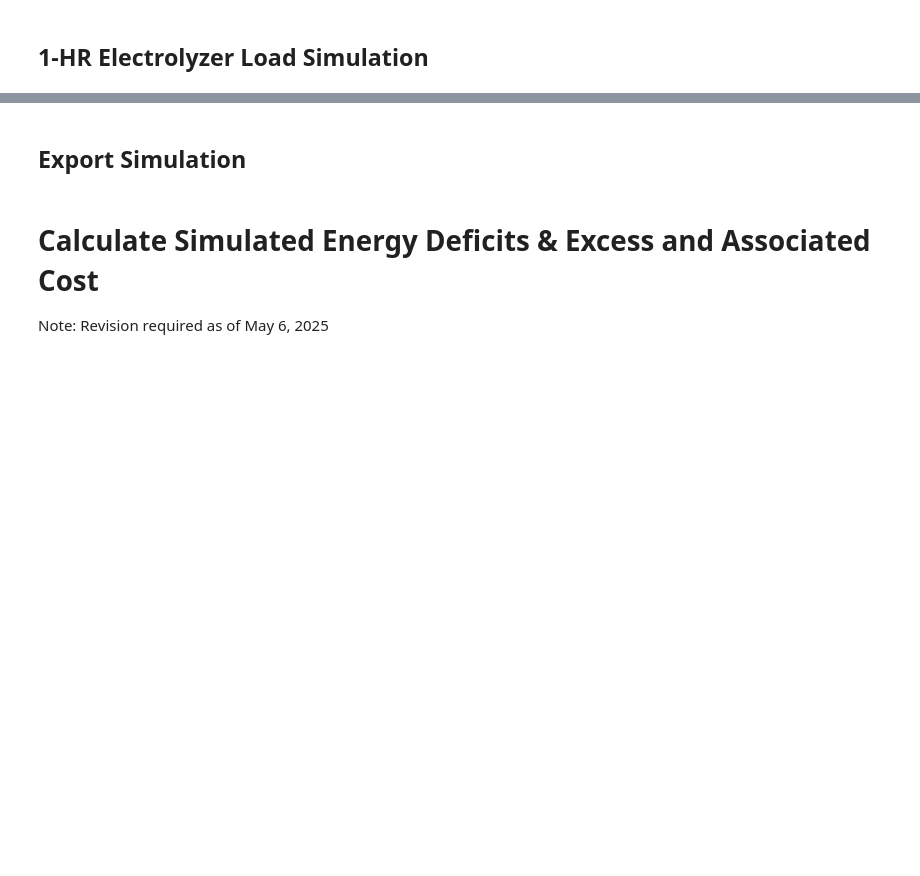
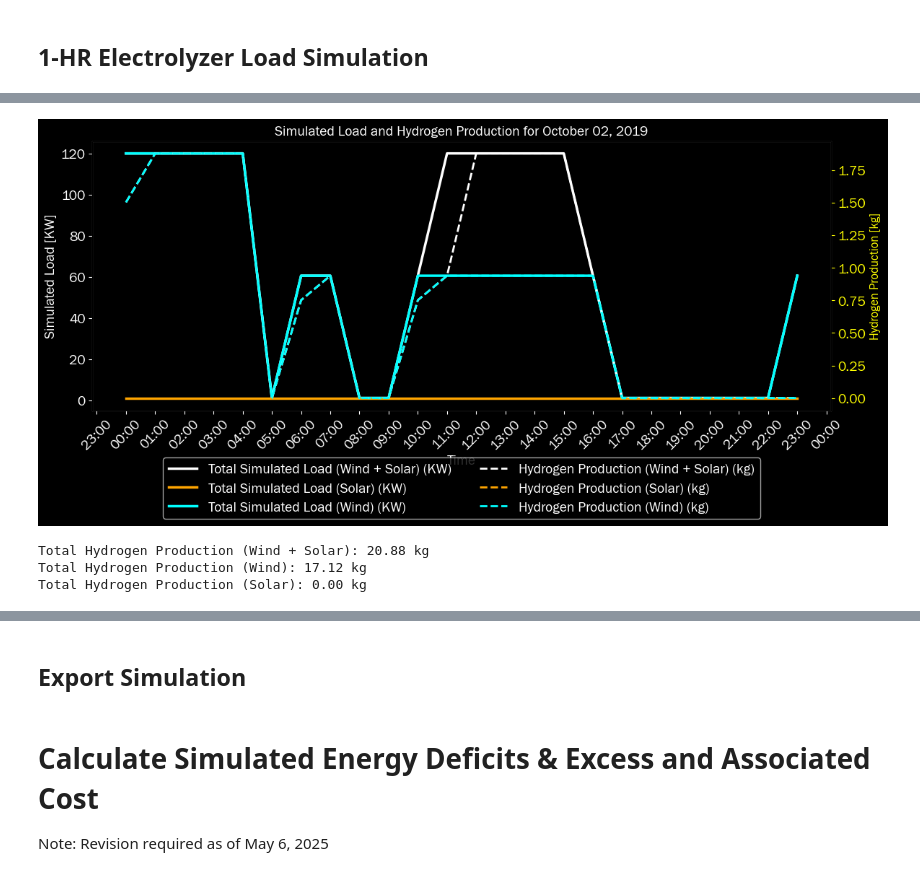
Before and after one commit to Lauvera132/ut_h2_protohub_simulation, a Jupyter notebook: white_deer_wind_farm_test.ipynb, the cells around one changed output, grey strips where cells are left out. Saved outputs shown, nothing was run; the diff lists cells and outputs as text; code cells hidden in the pictures; blank space fills up the shorter version.

```diff
--- a/white_deer_wind_farm_test.ipynb
+++ b/white_deer_wind_farm_test.ipynb
@@ -1578,7 +1656,7 @@ run_using_solar_generation = simulate_two_electrolyzers_operation(
 # Access combined generation results
 simulated_combined_load_e1 = run_using_combined_generation["simulated_load_e1"]
 simulated_combined_load_e2 = run_using_combined_generation["simulated_load_e2"]
-combined_hydrogen_production = run_using_combined_generation["hydrogen_production"]
+simulated_combined_hydrogen_production = run_using_combined_generation["hydrogen_production"]
 combined_excess_energy = run_using_combined_generation["excess_energy"]
 combined_deficit_energy = run_using_combined_generation["deficit_energy"]
 total_combined_simulated_load = np.array(simulated_combined_load_e1) + np.array(simulated_combined_load_e2)
@@ -1586,7 +1664,7 @@ total_combined_simulated_load = np.array(simulated_combined_load_e1) + np.array(
 # Access wind generation results
 simulated_wind_load_e1 = run_using_wind_generation["simulated_load_e1"]
 simulated_wind_load_e2 = run_using_wind_generation["simulated_load_e2"]
-wind_hydrogen_production = run_using_wind_generation["hydrogen_production"]
+simulated_wind_hydrogen_production = run_using_wind_generation["hydrogen_production"]
 wind_excess_energy = run_using_wind_generation["excess_energy"]
 wind_deficit_energy = run_using_wind_generation["deficit_energy"]
 total_wind_simulated_load = np.array(simulated_wind_load_e1) + np.array(simulated_wind_load_e2)
@@ -1594,7 +1672,7 @@ total_wind_simulated_load = np.array(simulated_wind_load_e1) + np.array(simulate
 # Access solar generation results
 simulated_solar_load_e1 = run_using_solar_generation["simulated_load_e1"]
 simulated_solar_load_e2 = run_using_solar_generation["simulated_load_e2"]
-solar_hydrogen_production = run_using_solar_generation["hydrogen_production"]
+simulated_solar_hydrogen_production = run_using_solar_generation["hydrogen_production"]
 solar_excess_energy = run_using_solar_generation["excess_energy"]
 solar_deficit_energy = run_using_solar_generation["deficit_energy"]
 total_solar_simulated_load = np.array(simulated_solar_load_e1) + np.array(simulated_solar_load_e2)
@@ -2188,7 +2274,7 @@ ax2 = ax1.twinx()
 # Plot hydrogen production for combined generation
 ax2.plot(
     filtered_merged_data.index,
-    combined_hydrogen_production,
+    simulated_combined_hydrogen_production,
     label="Hydrogen Production (Wind + Solar) (kg)",
     linestyle="--",
     color="white",
@@ -2198,7 +2284,7 @@ ax2.plot(
 # Plot hydrogen production for solar generation
 ax2.plot(
     filtered_merged_data.index,
-    solar_hydrogen_production,
+    simulated_solar_hydrogen_production,
     label="Hydrogen Production (Solar) (kg)",
     linestyle="--",
     color="orange",
@@ -2208,44 +2294,49 @@ ax2.plot(
 # Plot hydrogen production for wind generation
 ax2.plot(
     filtered_merged_data.index,
-    wind_hydrogen_production,
+    simulated_wind_hydrogen_production,
     label="Hydrogen Production (Wind) (kg)",
     linestyle="--",
     color="cyan",
     linewidth=2,
 )
 
 ax2.set_ylabel("Hydrogen Production [kg]", fontsize=12, color="yellow")
 ax2.tick_params(axis="y", colors="yellow")
 
 # Combine legends from both axes
 lines1, labels1 = ax1.get_legend_handles_labels()
 lines2, labels2 = ax2.get_legend_handles_labels()
 legend = ax1.legend(
     lines1 + lines2,
     labels1 + labels2,
     loc="upper center",
     bbox_to_anchor=(0.5, -0.15),
     fontsize=14,
     ncol=2,
 )
 
 # Set the legend text color to white
 for text in legend.get_texts():
     text.set_color("white")
 
 plt.title(f"Simulated Load and Hydrogen Production for {target_date_long_format}", fontsize=14, color="white")
 plt.tight_layout()  # Adjust layout to prevent overlap
 plt.show()
 
 # Print total hydrogen production for each scenario
-total_combined_hydrogen_production = sum(combined_hydrogen_production)  # kg
-total_wind_hydrogen_production = sum(wind_hydrogen_production)  # kg
-total_solar_hydrogen_production = sum(solar_hydrogen_production)  # kg
+total_simulated_combined_hydrogen_production = sum(simulated_combined_hydrogen_production)  # kg
+total_simulated_wind_hydrogen_production = sum(simulated_wind_hydrogen_production)  # kg
+total_simulated_solar_hydrogen_production = sum(simulated_solar_hydrogen_production)  # kg
 
-print(f"Total Hydrogen Production (Wind + Solar): {total_combined_hydrogen_production:.2f} kg")
-print(f"Total Hydrogen Production (Wind): {total_wind_hydrogen_production:.2f} kg")
-print(f"Total Hydrogen Production (Solar): {total_solar_hydrogen_production:.2f} kg")
+print(f"Total Hydrogen Production (Wind + Solar): {total_simulated_combined_hydrogen_production:.2f} kg")
+print(f"Total Hydrogen Production (Wind): {total_simulated_wind_hydrogen_production:.2f} kg")
+print(f"Total Hydrogen Production (Solar): {total_simulated_solar_hydrogen_production:.2f} kg")
+# %% [output]
+[figure, added]
+Total Hydrogen Production (Wind + Solar): 20.88 kg
+Total Hydrogen Production (Wind): 17.12 kg
+Total Hydrogen Production (Solar): 0.00 kg
 # %%
 # Print maximum theoretical hydrogen production
 max_theoretical_hydrogen_production = 2 * (steady_state_load * len(filtered_merged_data.index)) * hydrogen_production_rate
```
Also changed, not shown: parts of 9 cells of this notebook, 1 other file.
